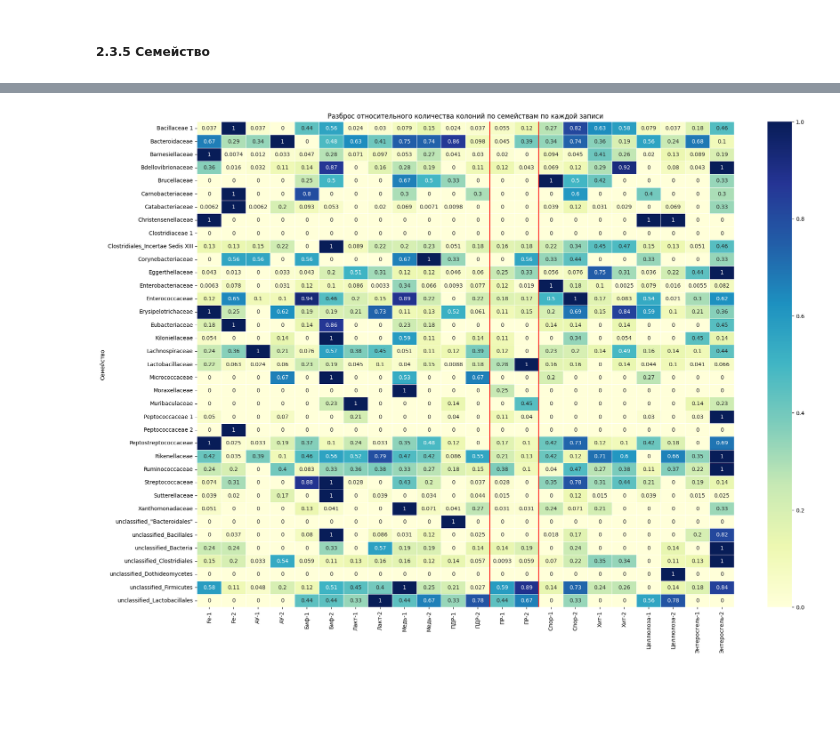
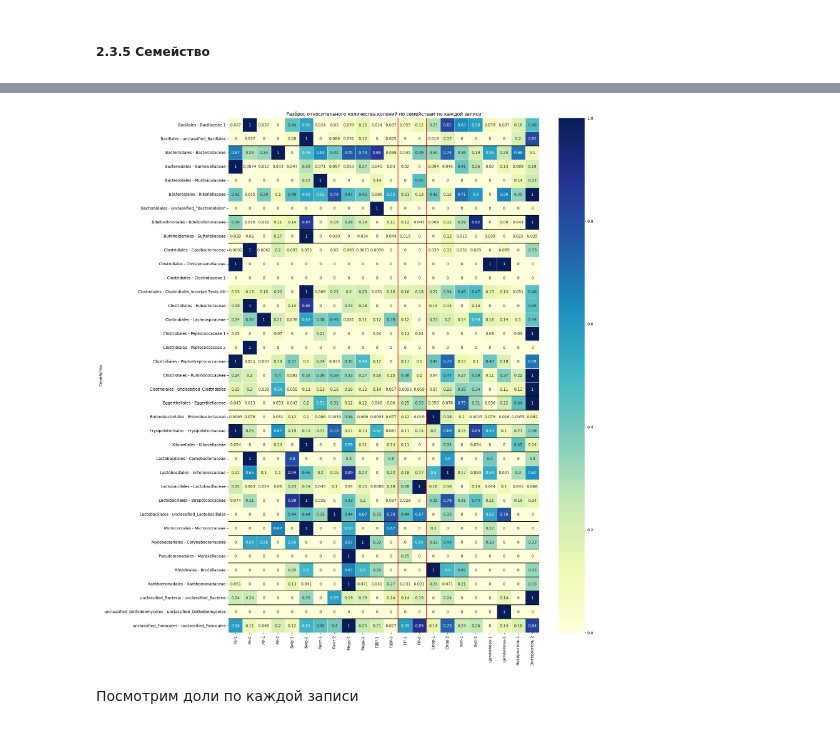
Before and after one commit to innominity/nanomaterials-2025, a Jupyter notebook: src/notebooks/data_analysis.ipynb, the cells around one changed output, grey strips where cells are left out. Drawn from its saved outputs; the diff is of its cells as text; code cells hidden in the pictures; blank space fills up the shorter version.

```diff
--- a/src/notebooks/data_analysis.ipynb
+++ b/src/notebooks/data_analysis.ipynb
@@ -378,22 +503,30 @@ plot_heatmap_colonies_by_class()
 # %%
 def plot_heatmap_colonies_by_family():
-    table = pd.pivot_table(df_clean_unwrap_docs, values='colonies', index=['family'], columns=['group', 'number'], aggfunc='sum').reset_index()
-    table_filter = table.drop(columns=['family'])
+    table = pd.pivot_table(df_clean_unwrap_docs, values='colonies', index=['order', 'family'], columns=['group', 'number'], aggfunc='sum').reset_index()
+    table_filter = table.drop(columns=['order', 'family'])
     scaler = MinMaxScaler()
     table_filter_scale = scaler.fit_transform(table_filter.T).T
-    y_labels = list(table['family'].values)
+    y_labels = list((table['order'] + ' - ' + table['family']).values)
     x_labels = [f'{x[0]}-{str(x[1])}' for x in table_filter.columns]
-    fig, ax = plt.subplots(figsize=(22, 16))
+    fig, ax = plt.subplots(figsize=(18, 24))
     axes = sns.heatmap(data=table_filter_scale, ax=ax, cmap='YlGnBu', annot=True, linewidth=.5)
     axes.set_ylabel('Семейство')
     axes.set_yticklabels(y_labels, rotation = 0, fontsize = 10)
     axes.set_xticklabels(x_labels, rotation = 90, fontsize = 10)
     # Ищем ПР в лейблах
     index_target = [x[0] for x in table_filter.columns].index(GROUP_CLEAN)
     if index_target != -1:
         axes.axvline(x=index_target, linewidth=1.5, color="red")
         axes.axvline(x=index_target+2, linewidth=1.5, color="red")
     plt.title("Разброс относительного количества колоний по семействам по каждой записи")
+
+    # Пробуем нарисовать линии между группами
+    macro_groups_labels = [x for x in list(table.order.values)]
+    for i in range(1, len(macro_groups_labels)):
+        if macro_groups_labels[i] != macro_groups_labels[i-1]:
+            axes.axhline(y=i, linewidth=1.5, color="black")
 plot_heatmap_colonies_by_family()
 # %% [output]
-[figure, old version]
+[figure, new version]
+# %% [markdown]
+Посмотрим доли по каждой записи
```
Also changed, not shown: parts of 12 cells of this notebook.
